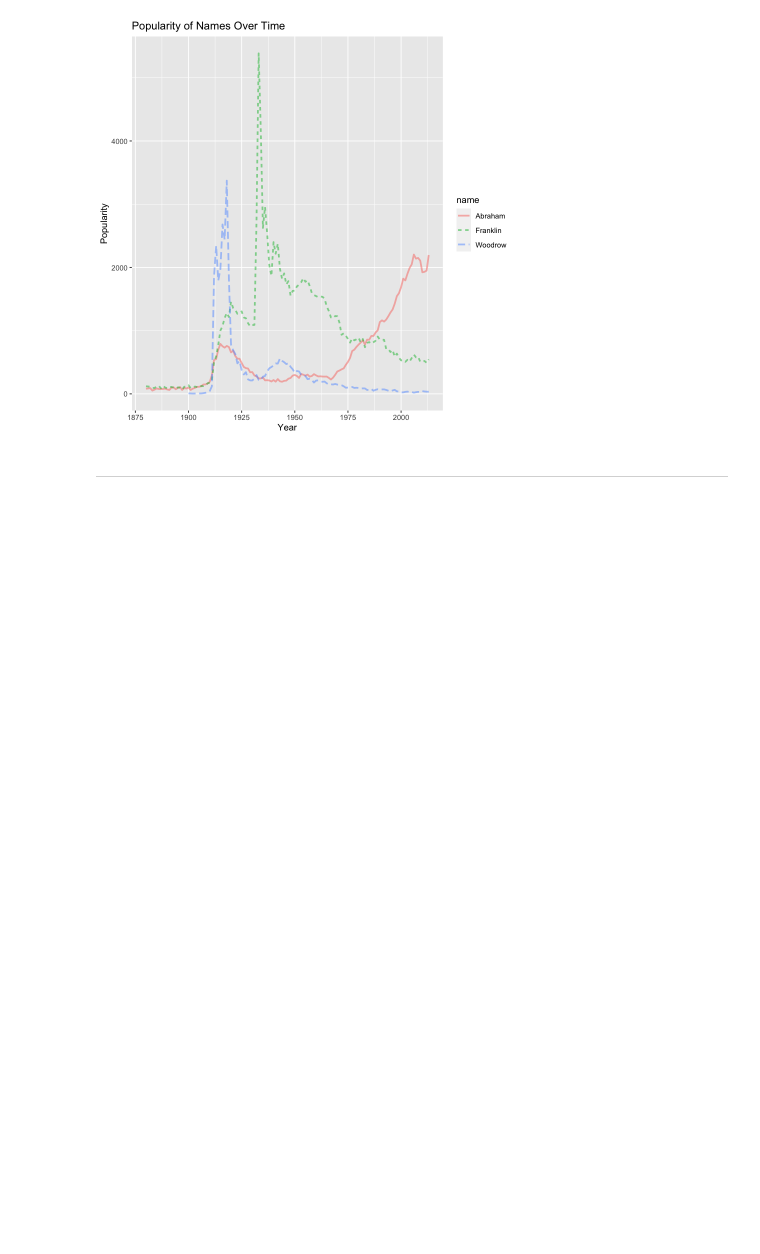
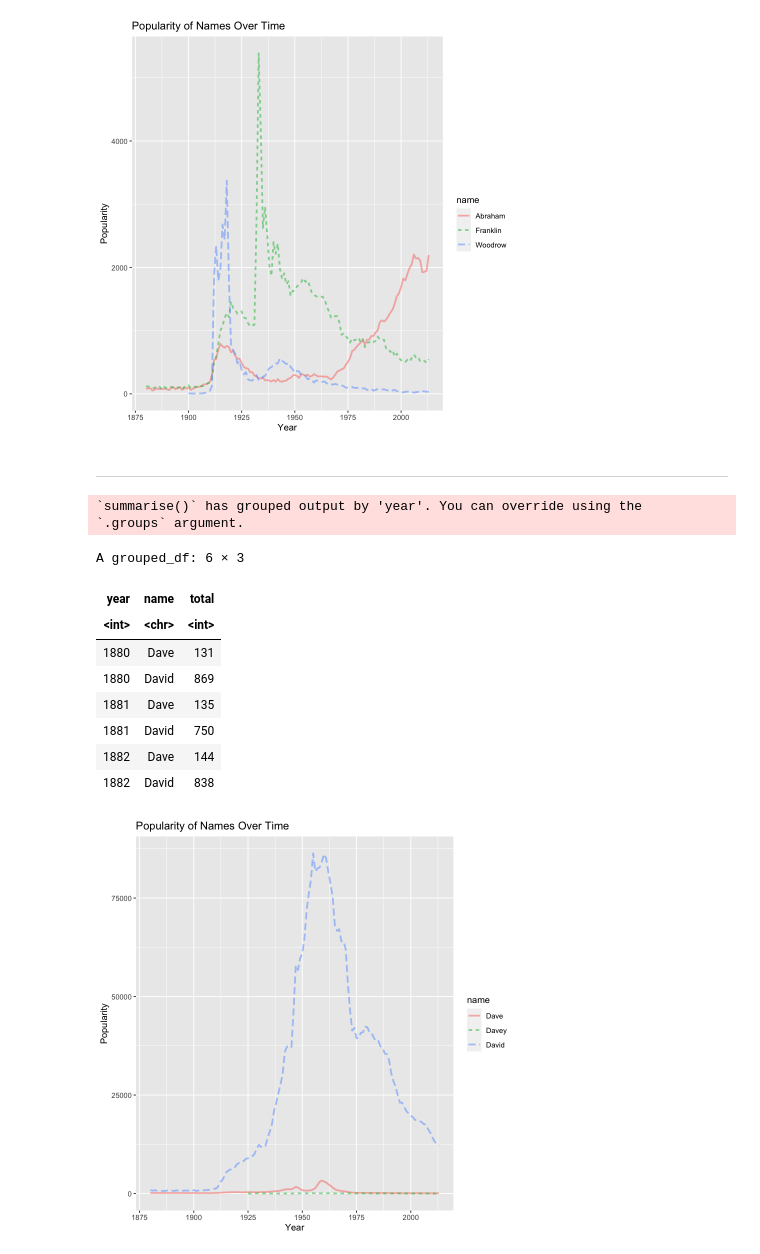
Before and after one commit to stat184-summer2023/a05-popular-names-davefriedman01, a Jupyter notebook: lab.ipynb, the cells around one changed output. Drawn from its saved outputs; the diff is of its cells as text; code cells hidden in the pictures; blank space fills up the shorter version.

```diff
--- a/lab.ipynb
+++ b/lab.ipynb
@@ -165,3 +203,39 @@ A grouped_df: 6 × 3
 [figure]
 # %% [markdown]
 ---
+# %%
+GlyphReadyForm <- dcData::BabyNames %>%
+  filter(name %in% c('Dave', 'Davey', 'David')) %>%
+    group_by(year, name) %>%
+      summarize(total = sum(count))
+head(x = GlyphReadyForm)
+
+GlyphReadyForm %>%
+  ggplot() +
+    geom_line(
+      alpha     = 0.5,
+      linewidth = 1,
+      mapping   = aes(x        = year,
+                      y        = total,
+                      color    = name,
+                      linetype = name),
+      position  = 'identity',
+      stat      = 'identity',
+      show.legend=TRUE
+    ) +
+    xlab('Year') +
+    ylab('Popularity') +
+    ggtitle('Popularity of Names Over Time')
+# %% [output]
+`summarise()` has grouped output by 'year'. You can override using the
+`.groups` argument.
+A grouped_df: 6 × 3
+| year | name | total |
+| <int> | <chr> | <int> |
+| 1880 | Dave | 131 |
+| 1880 | David | 869 |
+| 1881 | Dave | 135 |
+| 1881 | David | 750 |
+| 1882 | Dave | 144 |
+| 1882 | David | 838 |
+[figure, added]
```
Also changed, not shown: parts of 16 cells of this notebook.
